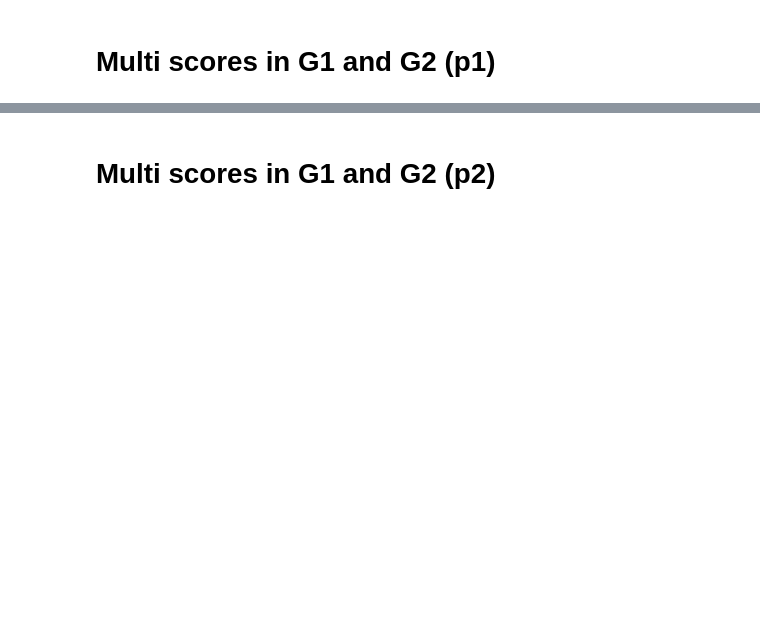
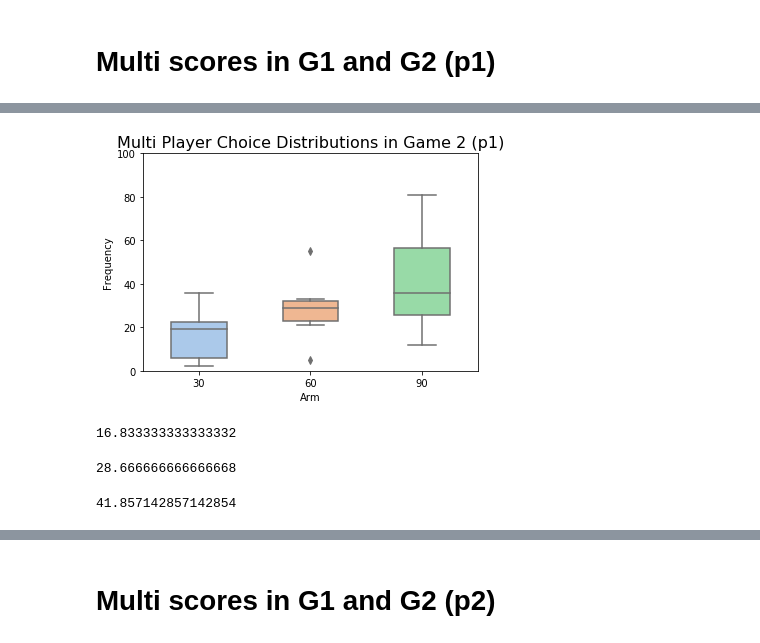
Before and after one commit to baryos/MAB, a Jupyter notebook: MAB4.ipynb, the cells around one changed output, grey strips where cells are left out. Drawn from its saved outputs; the diff is of its cells as text; code cells hidden in the pictures; blank space fills up the shorter version.

```diff
--- a/MAB4.ipynb
+++ b/MAB4.ipynb
@@ -952,0 +1171,19 @@ mp1_scores_2_std
+# %%
+mp1_g2_counts_box = sns.boxplot(
+                 data=mp1_g2_counts,
+                 width=0.5,
+                 palette="pastel")
+mp1_g2_counts_box.axes.set_title("Multi Player Choice Distributions in Game 2 (p1)",
+                    fontsize=16)
+
+plot_file_name="mp1_g2_counts_box.jpg"
+
+plt.ylim(0, 100)
+mp1_g2_counts_box.axes.set(xlabel='Arm',ylabel='Frequency')
+
+# save as jpeg
+mp1_g2_counts_box.figure.savefig(plot_file_name,
+                    format='jpeg',
+                    dpi=100)
+# %% [output]
+[figure, added]
@@ -952,0 +1194,12 @@ mp1_scores_2_std
+# %%
+mp1_g2_low
+# %% [output]
+16.833333333333332
+# %%
+mp1_g2_med
+# %% [output]
+28.666666666666668
+# %%
+mp1_g2_high
+# %% [output]
+41.857142857142854
```
Also changed, not shown: parts of 177 cells of this notebook, 4 other files.
